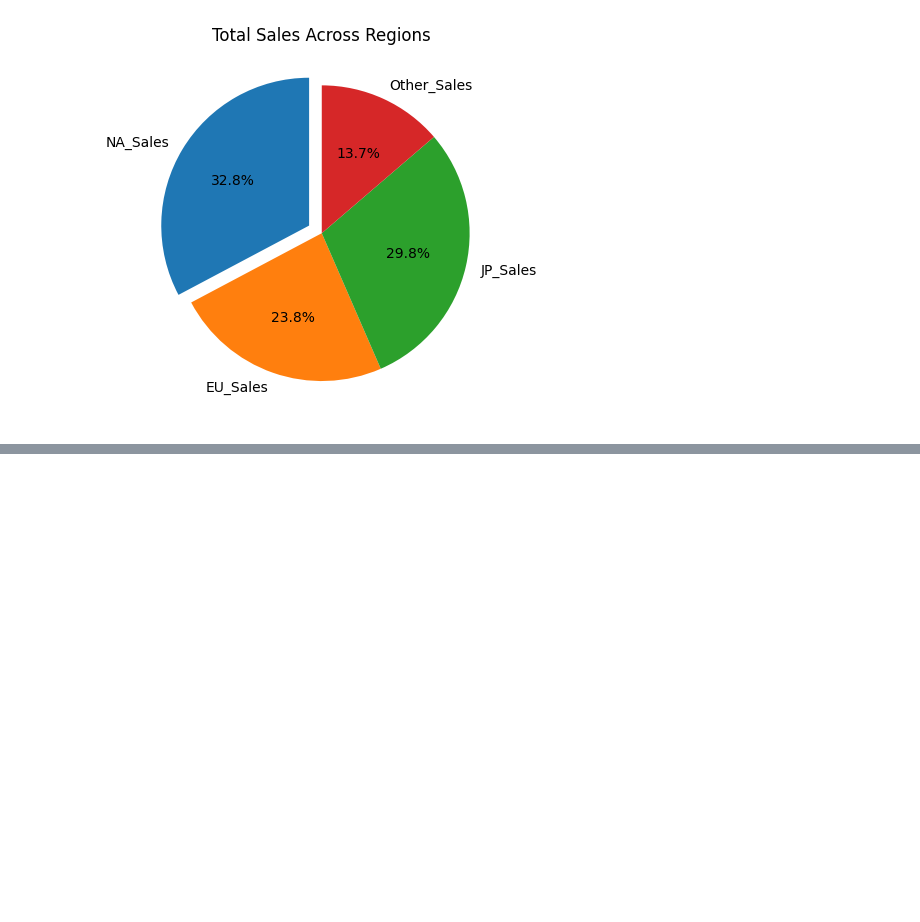
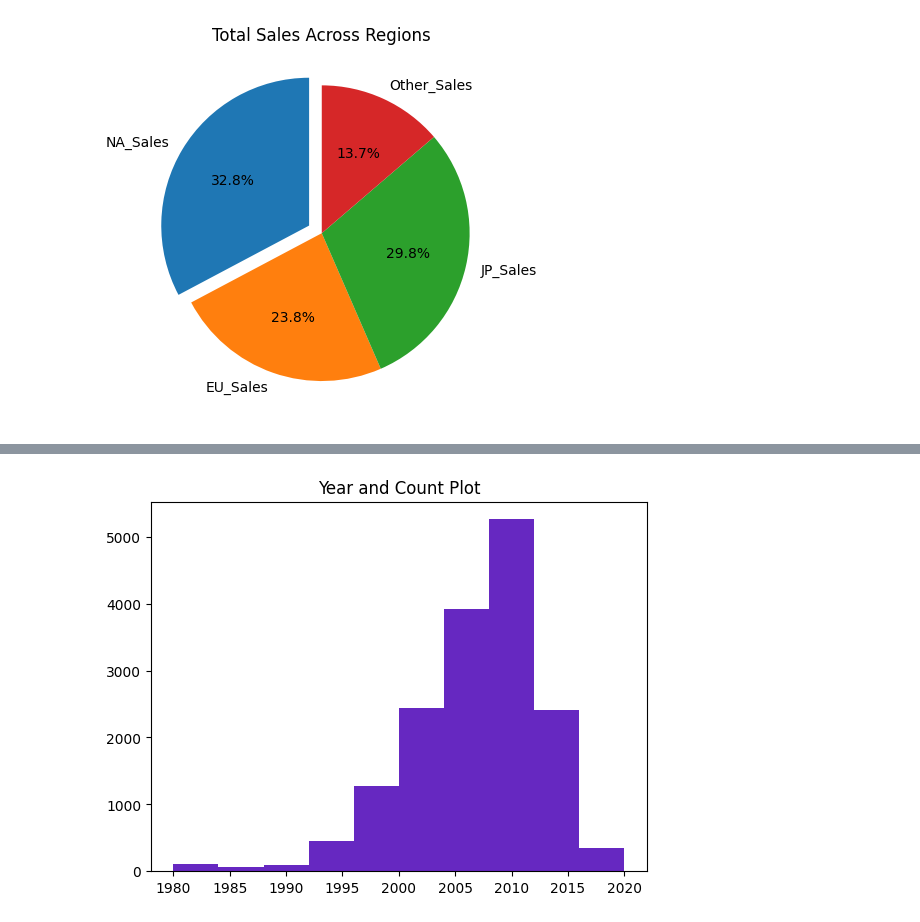
Before and after one commit to ayushsingh-ayushsingh/learn-ml, a Jupyter notebook: learn_visualization/main.ipynb, the cells around one changed output, grey strips where cells are left out. Saved outputs shown, nothing was run; the diff lists cells and outputs as text; code cells hidden in the pictures; blank space fills up the shorter version.

```diff
--- a/learn_visualization/main.ipynb
+++ b/learn_visualization/main.ipynb
@@ -143,0 +154,7 @@ plt.show()
+# %%
+plt.hist(data["Year"].sort_values(ascending=False), color="red", alpha=0.6)
+plt.hist(data["Year"], color="blue", alpha=0.6)
+plt.title("Year and Count Plot")
+plt.show()
+# %% [output]
+[figure, added]
```
Also changed, not shown: parts of 8 cells of this notebook, 7 other files.
